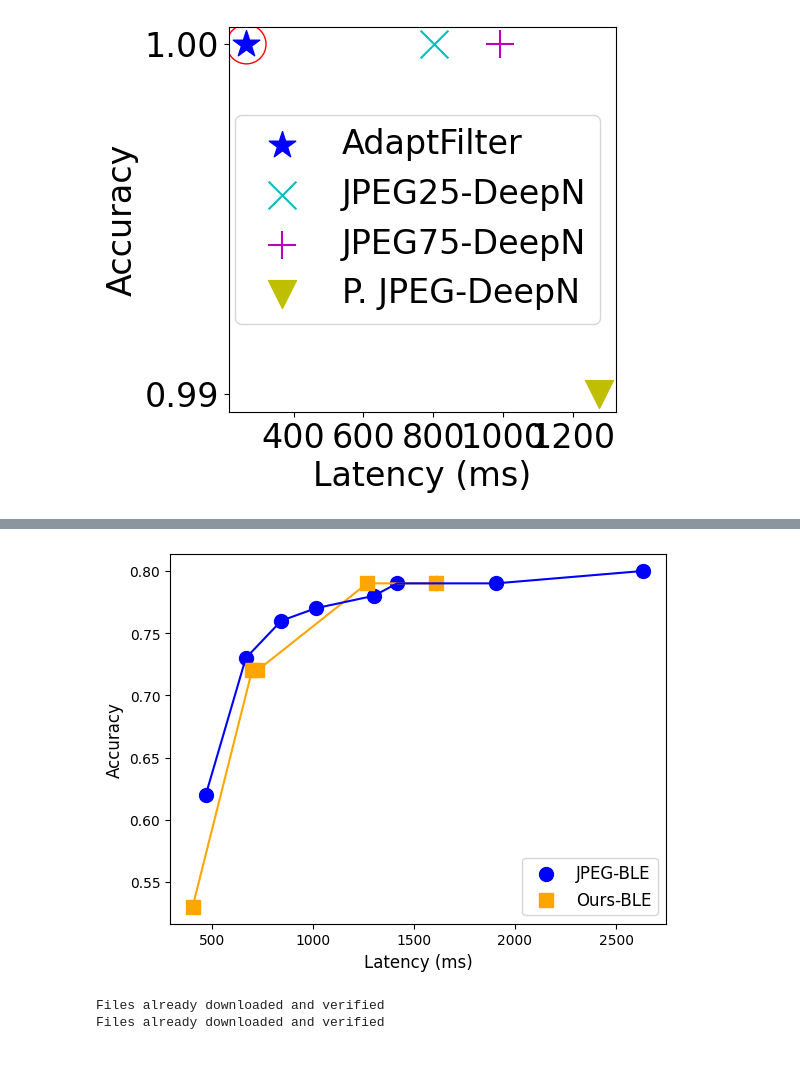
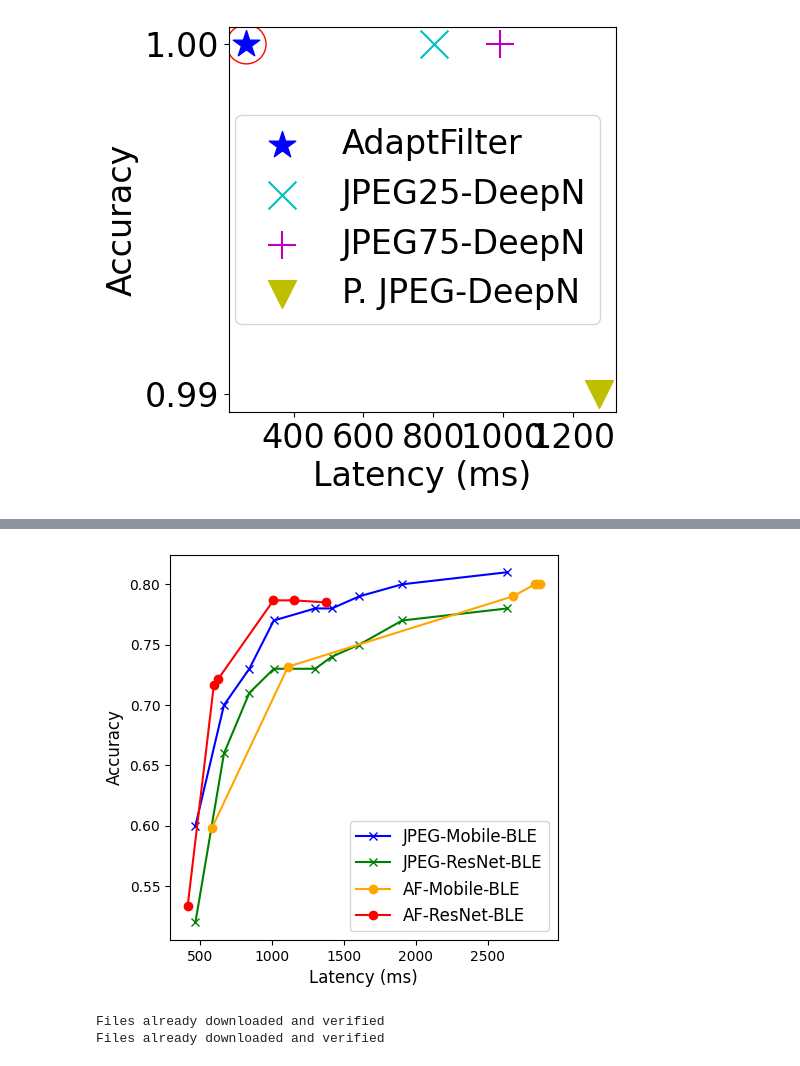
Before and after one commit to TonyPeng-2018/Adaptfilter, a Jupyter notebook: plot_result.ipynb, the cells around one changed output, grey strips where cells are left out. Cells and saved outputs as stored; diff of their text form; code cells hidden in the pictures.

```diff
--- a/plot_result.ipynb
+++ b/plot_result.ipynb
@@ -1899,61 +1899,72 @@ jpeg_i = '10	20	30	40	50	60	70	80	90'.split('\t')
 # str to int
 jpeg_i = [int(x) for x in jpeg_i]
 # jpeg_acc = '0.57	0.69	0.74	0.74	0.74	0.72	0.74	0.75	0.76'.split('\t')
-jpeg_acc = '0.62	0.73	0.76	0.77	0.78	0.79	0.79	0.79	0.8'.split('\t')
-jpeg_acc = [float(x) for x in jpeg_acc]
-jpeg_s_lat = '3.82	3.51	3.52	3.45	3.51	3.54	3.57	3.67	3.42'.split('\t')
-jpeg_s_lat = [float(x) for x in jpeg_s_lat]
-jpeg_ble = '464.52	663.24	839.10	1,009.14	1,296.12	1,412.64	1,602.30	1,900.44	2,630.82'.split('\t')
-jpeg_ble = [float(x.replace(',', '')) for x in jpeg_ble]
-jpeg_ble = [float(x) for x in jpeg_ble]
-jpeg_lte = '177.38	224.75	266.92	309.73	346.77	411.81	444.63	518.44	687.05'.split('\t')
-jpeg_lte = [float(x) for x in jpeg_lte]
-jpeg_c_lat = '1.5	1.5	1.5	1.5	1.5	1.5	1.5	1.5	1.5'.split('\t')
-jpeg_c_lat = [float(x) for x in jpeg_c_lat]
+# jpeg_acc = '0.62	0.73	0.76	0.77	0.78	0.79	0.79	0.79	0.8'.split('\t')
+# jpeg_acc = [float(x) for x in jpeg_acc]
+# jpeg_s_lat = '3.82	3.51	3.52	3.45	3.51	3.54	3.57	3.67	3.42'.split('\t')
+# jpeg_s_lat = [float(x) for x in jpeg_s_lat]
+# jpeg_ble = '464.52	663.24	839.10	1,009.14	1,296.12	1,412.64	1,602.30	1,900.44	2,630.82'.split('\t')
+# jpeg_ble = [float(x.replace(',', '')) for x in jpeg_ble]
+# jpeg_ble = [float(x) for x in jpeg_ble]
+# jpeg_lte = '177.38	224.75	266.92	309.73	346.77	411.81	444.63	518.44	687.05'.split('\t')
+# jpeg_lte = [float(x) for x in jpeg_lte]
+# jpeg_c_lat = '1.5	1.5	1.5	1.5	1.5	1.5	1.5	1.5	1.5'.split('\t')
+# jpeg_c_lat = [float(x) for x in jpeg_c_lat]
 
-our_i = '0.55	0.65	0.75	0.85	0.95'.split('\t')
-out_i = [float(x) for x in our_i]
-# our_acc = '0.53	0.7	0.71	0.75	0.74	0.74'.split('\t')
-our_acc = '0.53	0.72	0.72	0.79	0.79'.split('\t')
-our_acc = [float(x) for x in our_acc]
-our_s_lat = '3.41	3.41	3.41	3.41	3.41'.split('\t')
-our_s_lat = [float(x) for x in our_s_lat]
-our_ble = '349.4	630.82	660.56	1190.81	1531.2'.split('\t')
-our_ble = [float(x) for x in our_ble]
-our_lte = '151.49	220.28	227.85	344.59	438.11'.split('\t')
-our_lte = [float(x) for x in our_lte]
-our_c_lat = '51.94	64.65	61.25	74.34	74.84'.split('\t')
-our_c_lat = [float(x) for x in our_c_lat]
+# our_i = '0.55	0.65	0.75	0.85	0.95'.split('\t')
+# out_i = [float(x) for x in our_i]
+# # our_acc = '0.53	0.7	0.71	0.75	0.74	0.74'.split('\t')
+# our_acc = '0.53	0.72	0.72	0.79	0.79'.split('\t')
+# our_acc = [float(x) for x in our_acc]
+# our_s_lat = '3.41	3.41	3.41	3.41	3.41'.split('\t')
+# our_s_lat = [float(x) for x in our_s_lat]
+# our_ble = '349.4	630.82	660.56	1190.81	1531.2'.split('\t')
+# our_ble = [float(x) for x in our_ble]
+# our_lte = '151.49	220.28	227.85	344.59	438.11'.split('\t')
+# our_lte = [float(x) for x in our_lte]
+# our_c_lat = '51.94	64.65	61.25	74.34	74.84'.split('\t')
+# our_c_lat = [float(x) for x in our_c_lat]
+import matplotlib.pyplot as plt
+jpeg_m_acc = '0.6	0.7	0.73	0.77	0.78	0.78	0.79	0.8	0.81'.split('\t')
+jpeg_m_acc = [float(x) for x in jpeg_m_acc]
+jpeg_r_acc = '0.52	0.66	0.71	0.73	0.73	0.74	0.75	0.77	0.78'.split('\t')
+jpeg_r_acc = [float(x) for x in jpeg_r_acc]
+jpeg_b_lat = '469.84	668.25	844.12	1,014.09	1,301.13	1,417.68	1,607.37	1,905.61	2,635.74'.split('\t')
+jpeg_b_lat = [float(x.replace(',', '')) for x in jpeg_b_lat]
+jpeg_l_lat = '182.7	229.76	271.94	314.68	351.78	416.85	449.7	523.61	691.97'.split('\t')
+jpeg_l_lat = [float(x) for x in jpeg_l_lat]
 
-jpeg_lte_l = []
-jpeg_ble_l = []
-for i in range (9):
-    jpeg_lte_l.append(jpeg_s_lat[i]+ jpeg_lte[i]+ jpeg_c_lat[i])
-    jpeg_ble_l.append(jpeg_s_lat[i]+ jpeg_ble[i]+ jpeg_c_lat[i])
+our_m_acc = '0.5983	0.7317	0.79	0.80	0.80	0.80'.split('\t')
+our_m_acc = [float(x) for x in our_m_acc]
+out_r_acc = '0.5333	0.7167	0.7217	0.7867	0.7867	0.785'.split('\t')
+out_r_acc = [float(x) for x in out_r_acc]
+our_m_b_lat = '585.2	1112.75	2674.1	2828.57	2842.71	2862.27'.split('\t')
+our_m_b_lat = [float(x) for x in our_m_b_lat]
+our_m_l_lat = '267.18	443.84	837.46	877.8	879.43	891.7'.split('\t')
+our_m_l_lat = [float(x) for x in our_m_l_lat]
+our_r_b_lat = '415.67	597.87	628.85	1011.77	1151.32	1376.04'.split('\t')
+our_r_b_lat = [float(x) for x in our_r_b_lat]
+our_r_l_lat = '236.98	292.24	300.31	406.91	441.28	498.9'.split('\t')
+our_r_l_lat = [float(x) for x in our_r_l_lat]
 
-our_lte_l = []
-our_ble_l = []
-for i in range (5):
-    our_lte_l.append(our_s_lat[i]+ our_lte[i]+ our_c_lat[i])
-    our_ble_l.append(our_s_lat[i]+ our_ble[i]+ our_c_lat[i])
 
 # plot line
 plt.figure(figsize=(5,5))
-plt.plot(jpeg_lte_l, jpeg_acc, color='b')
-plt.scatter(jpeg_lte_l, jpeg_acc, color='b', marker='o', s=100, label='JPEG-LTE')
-
-plt.plot(our_lte_l, our_acc, color='orange')
-plt.scatter(our_lte_l, our_acc, color='orange', marker='s', s=100, label='Ours-LTE')
+plt.plot(jpeg_l_lat, jpeg_m_acc, 'x-', color='orange', label='JPEG-Mobile-LTE')
+plt.plot(jpeg_l_lat, jpeg_r_acc, 'x-', color='r', label='JPEG-ResNet-LTE')
+plt.plot(our_m_l_lat, our_m_acc, 'o-', color='b', label='AF-Mobile-LTE')
+plt.plot(our_r_l_lat, out_r_acc, 'o-', color='g', label='AF-ResNet-LTE')
 plt.xlabel('Latency (ms)', fontsize=12)
 plt.ylabel('Accuracy', fontsize=12)
 plt.legend(fontsize=12)
 plt.savefig('./Plots/overall_acc_lat_LTE.pdf')
 plt.show()
+
 plt.figure(figsize=(5,5))
-plt.plot(our_ble_l, our_acc, color='orange')
-plt.scatter(jpeg_ble_l, jpeg_acc, color='b', marker='o', s=100, label='JPEG-BLE')
-plt.plot(jpeg_ble_l, jpeg_acc, color='b')
-plt.scatter(our_ble_l, our_acc, color='orange', marker='s', s=100, label='Ours-BLE')
+plt.plot(jpeg_b_lat, jpeg_m_acc, 'x-', color='b', label='JPEG-Mobile-BLE')
+plt.plot(jpeg_b_lat, jpeg_r_acc, 'x-', color='g', label='JPEG-ResNet-BLE')
+plt.plot(our_m_b_lat, our_m_acc, 'o-', color='orange', label='AF-Mobile-BLE')
+plt.plot(our_r_b_lat, out_r_acc, 'o-', color='r', label='AF-ResNet-BLE')
 plt.xlabel('Latency (ms)', fontsize=12)
 plt.ylabel('Accuracy', fontsize=12)
 plt.legend(fontsize=12)
@@ -1964,4 +1975,4 @@ plt.show()
-[figure, old version]
+[figure, new version]
 # %%
 # change the data type
 
```
Also changed, not shown: parts of 1 cell of this notebook, 18 other files.
